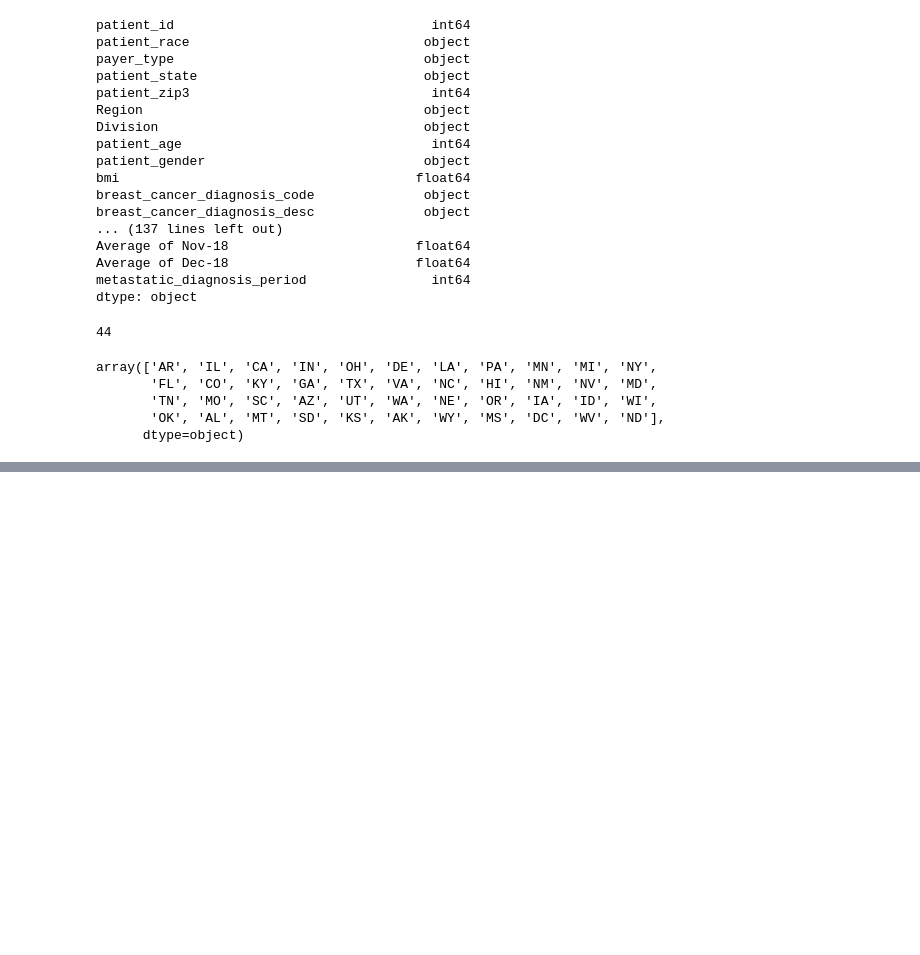
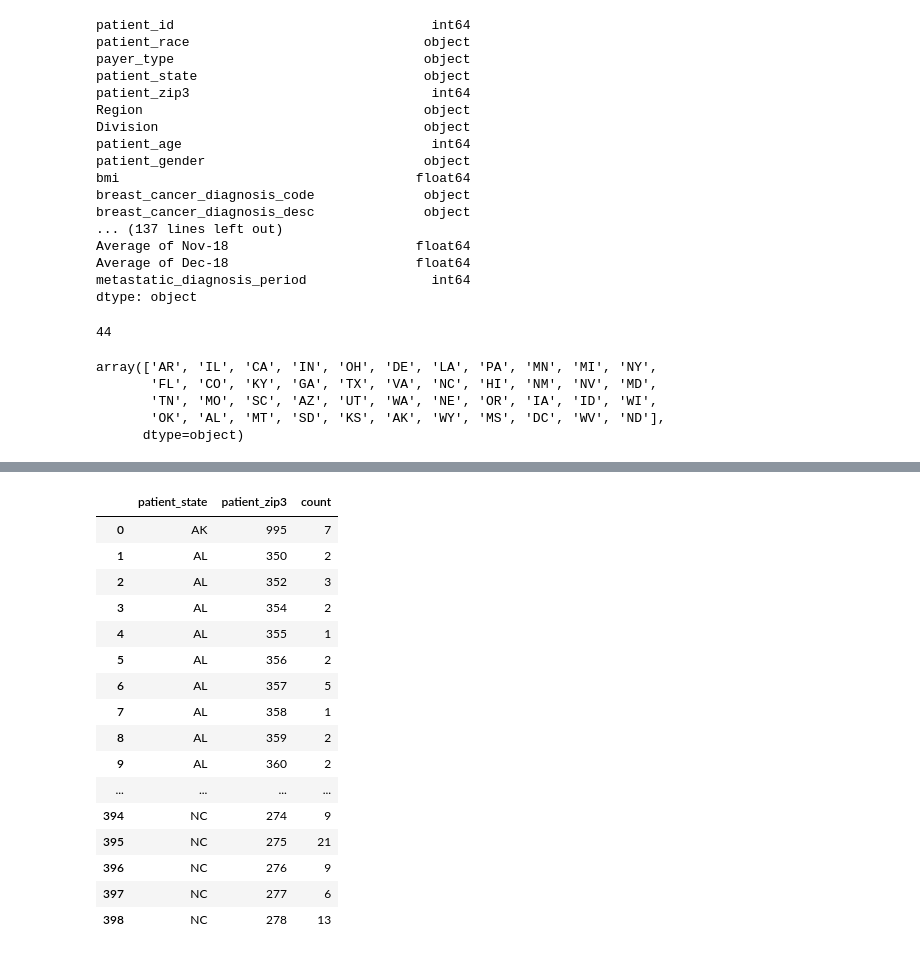
Before and after one commit to Chaitanya-surisetty/DataComp, a Jupyter notebook: TestFile.ipynb, the cells around one changed output, grey strips where cells are left out. Saved outputs shown, nothing was run; the diff lists cells and outputs as text; code cells hidden in the pictures; blank space fills up the shorter version.

```diff
--- a/TestFile.ipynb
+++ b/TestFile.ipynb
@@ -125,0 +194,20 @@ array(['AR', 'IL', 'CA', 'IN', 'OH', 'DE', 'LA', 'PA', 'MN', 'MI', 'NY',
+# %%
+newData.groupby(["patient_state","patient_zip3"]).size().reset_index(name="count")
+# %% [output]
+|  | patient_state | patient_zip3 | count |
+| 0 | AK | 995 | 7 |
+| 1 | AL | 350 | 2 |
+| 2 | AL | 352 | 3 |
+| 3 | AL | 354 | 2 |
+| 4 | AL | 355 | 1 |
+| 5 | AL | 356 | 2 |
+| 6 | AL | 357 | 5 |
+| 7 | AL | 358 | 1 |
+| 8 | AL | 359 | 2 |
+| 9 | AL | 360 | 2 |
+| ... | ... | ... | ... |
+| 394 | NC | 274 | 9 |
+| 395 | NC | 275 | 21 |
+| 396 | NC | 276 | 9 |
+| 397 | NC | 277 | 6 |
+| 398 | NC | 278 | 13 |
```
Also changed, not shown: parts of 6 cells of this notebook.
